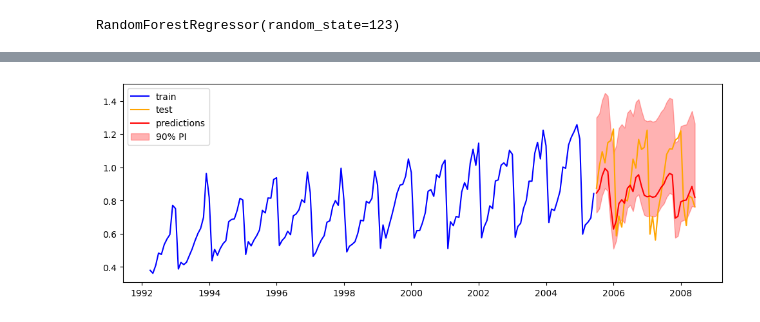
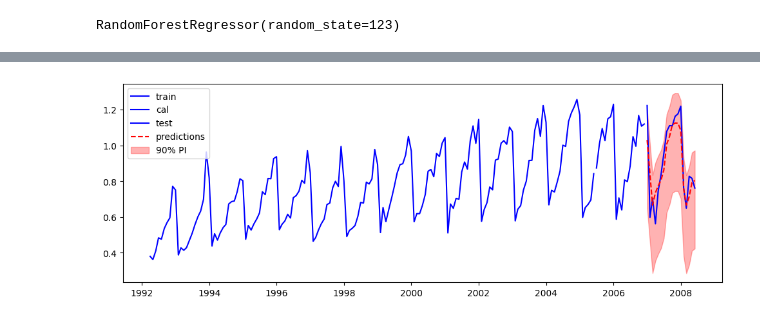
Before and after one commit to dweprinz/skforecast, a Jupyter notebook: conformal.ipynb, the cells around one changed output, grey strips where cells are left out. Saved outputs shown, nothing was run; the diff lists cells and outputs as text; code cells hidden in the pictures.

```diff
--- a/conformal.ipynb
+++ b/conformal.ipynb
@@ -181,8 +181,9 @@ forecaster.conformal_forecaster.method  # this should be aci, I patch it by reas
 # %%
 # Predictions
 # ==============================================================================
-steps = 36
-predictions = forecaster.predict_conformal_interval(steps=steps, desired_coverage= 0.9,
-                                                    adaptiveness = 'medium')
+steps = int(steps / 2)
+predictions = forecaster.predict_conformal_interval(steps=steps,
+                                                    last_window = data_cal['y'],
+                                                    desired_coverage= 0.9)
 predictions
 # %% [output]
@@ -206,2 +207,2 @@ predictions
 # %%
-preds, y_pis = predictions
+preds, y_pis = predictions['pred'].to_numpy(), predictions[['lower_bound', 'upper_bound']].to_numpy()
@@ -243,12 +255,18 @@ DatetimeIndex(['2005-07-01', '2005-08-01', '2005-09-01', '2005-10-01',
 # %%
 # visualize predictions
 # ==============================================================================
 fig, ax = plt.subplots(figsize=(12, 4))
 ax.plot(data_train.index, data_train['y'], color='blue', label='train')
-ax.plot(data_test.index, data_test['y'], color='orange', label='test')
-ax.plot(data_test.index, preds, color='red', label='predictions')
+ax.plot(data_cal.index, data_cal['y'], color='blue', label='cal')
+ax.plot(data_test.index, data_test['y'], color='blue', label='test')
+
+ax.plot(data_test.index, preds, color='red', linestyle='--', label='predictions')
+
+# plot intervals
 ax.fill_between(data_test.index, lower, upper, color='red', alpha=0.3, label='90% PI')
+
+
 ax.legend();
 plt.show()
 # %% [output]
-[figure, old version]
+[figure, new version]
```
Also changed, not shown: parts of 9 cells of this notebook, 1 other file.
